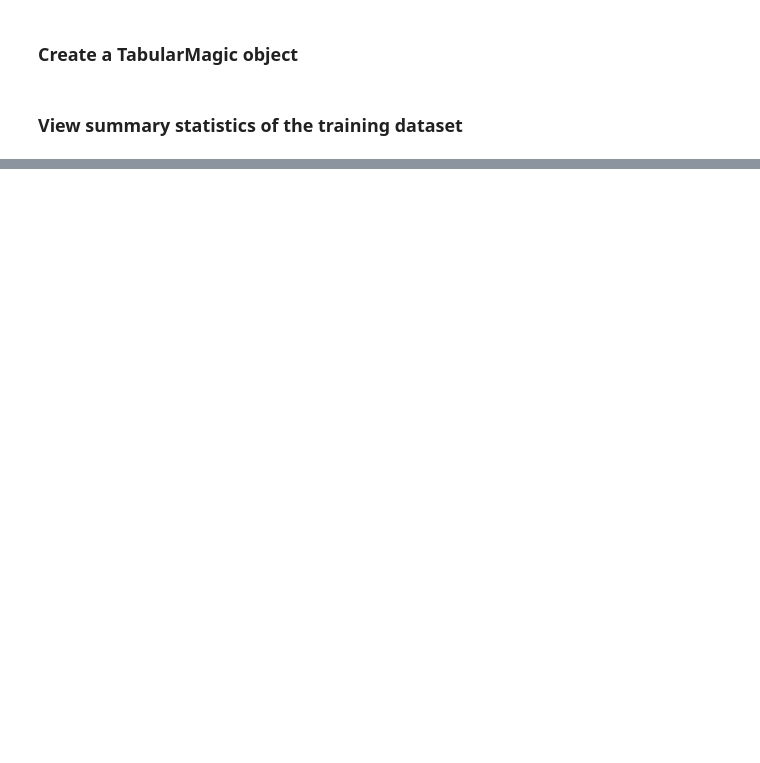
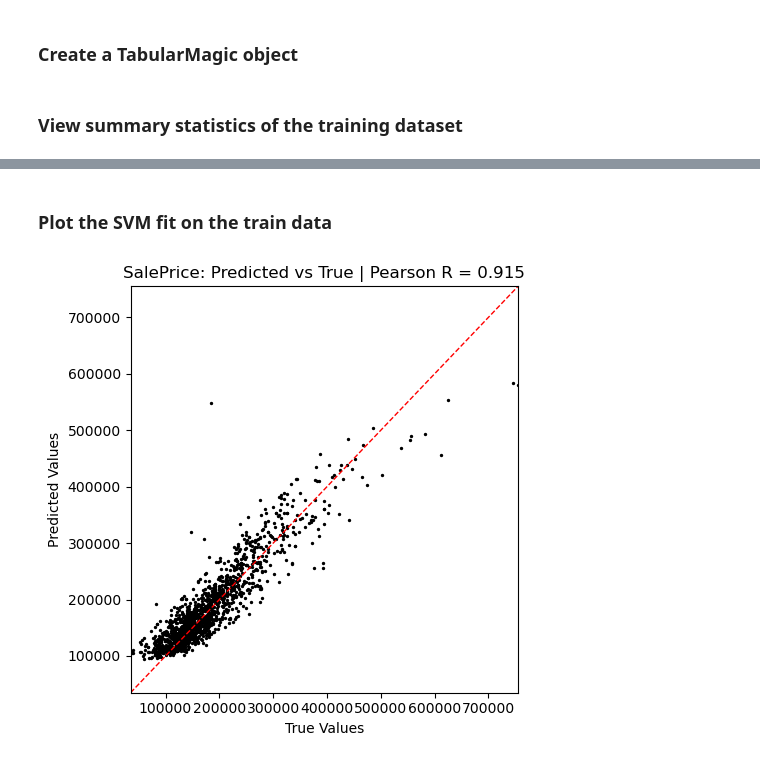
Before and after one commit to ajy25/TabularMagic, a Jupyter notebook: demo/regression_start_to_finish_demo.ipynb, the cells around one changed output, grey strips where cells are left out. Drawn from its saved outputs; the diff is of its cells as text; code cells hidden in the pictures; blank space fills up the shorter version.

```diff
--- a/demo/regression_start_to_finish_demo.ipynb
+++ b/demo/regression_start_to_finish_demo.ipynb
@@ -59,0 +94,34 @@ fig = tm.train_eda['LotFrontage'].plot_distribution()
+# %%
+models = [
+    # All models have default hyperparameter search methods built in.
+    Linear(regularization_type=None, n_jobs=-1),
+    Linear(regularization_type='l1', n_jobs=-1, random_state=42),
+    Linear(regularization_type='l2', n_jobs=-1, random_state=42),
+    Tree(n_jobs=-1),
+    TreeEnsemble(ensemble_type='random_forest', n_jobs=-1),
+    TreeEnsemble(ensemble_type='bagging', n_jobs=-1),
+    TreeEnsemble(ensemble_type='gradient_boosting', n_jobs=-1),
+
+    # You can manually set the nickname of a model
+    SVM(kernel='rbf', nickname='SupportVectorMachine', n_jobs=-1),
+
+    # You can specify the hypeparameter search method in an sklearn-like manner.
+    MLP(
+        hyperparam_search_method='grid',
+        hyperparam_grid_specification={
+            'hidden_layer_sizes': [(50), (100), (50, 50)],
+            'activation': ['relu'],
+            'solver': ['adam'],
+            'alpha': [0.0001, 0.001, 0.01],
+            'learning_rate': ['constant', 'adaptive'],
+            'max_iter': [200]
+        },
+        n_jobs=-1
+    )
+]
+
+train_report, test_report = tm.ml_regression_benchmarking(
+    X_vars=feature_selection_report.top_features,
+    y_var='SalePrice',
+    models=models
+)
@@ -59,0 +151,6 @@ fig = tm.train_eda['LotFrontage'].plot_distribution()
+# %% [markdown]
+### Plot the SVM fit on the train data
+# %%
+fig = test_report['SupportVectorMachine'].plot_pred_vs_true()
+# %% [output]
+[figure, added]
```
Also changed, not shown: parts of 14 cells of this notebook, 22 other files.
